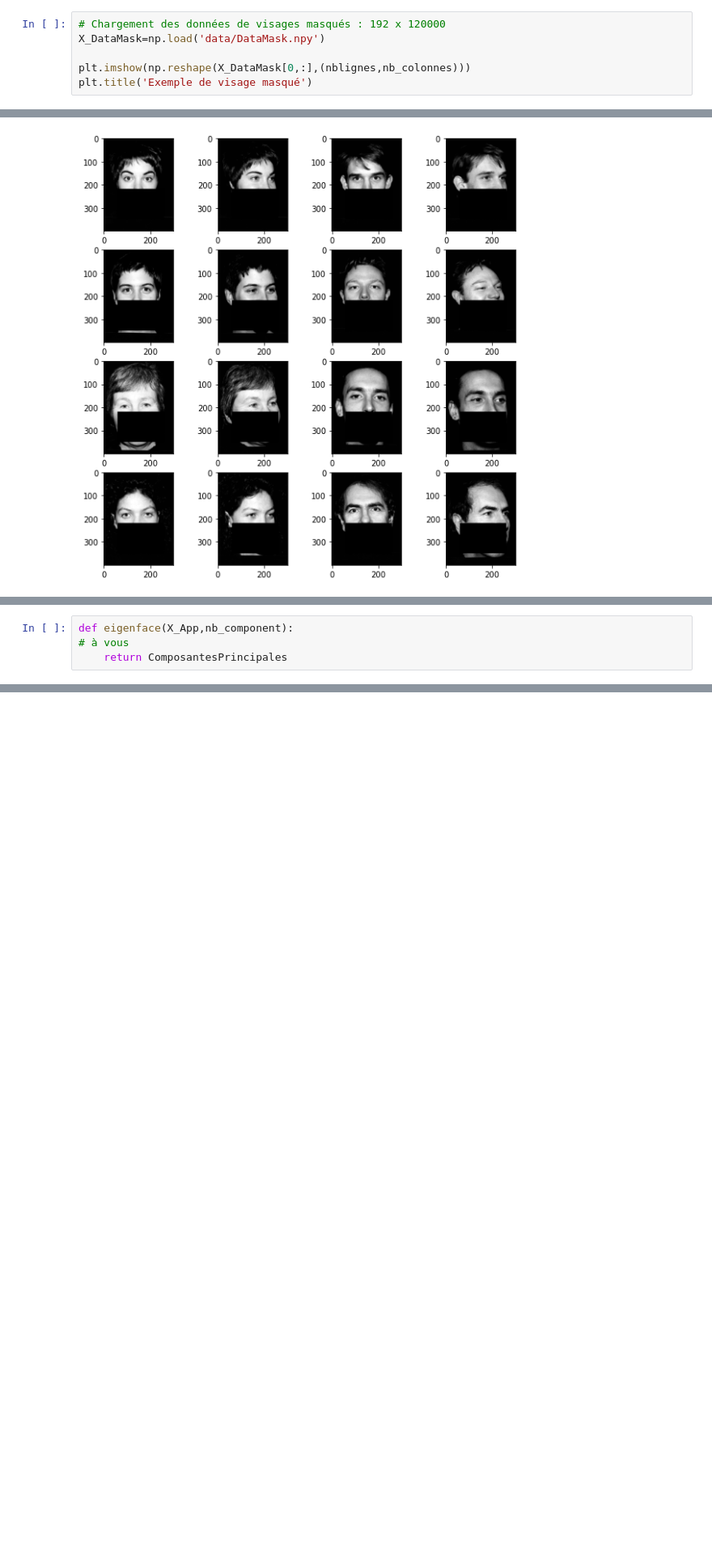
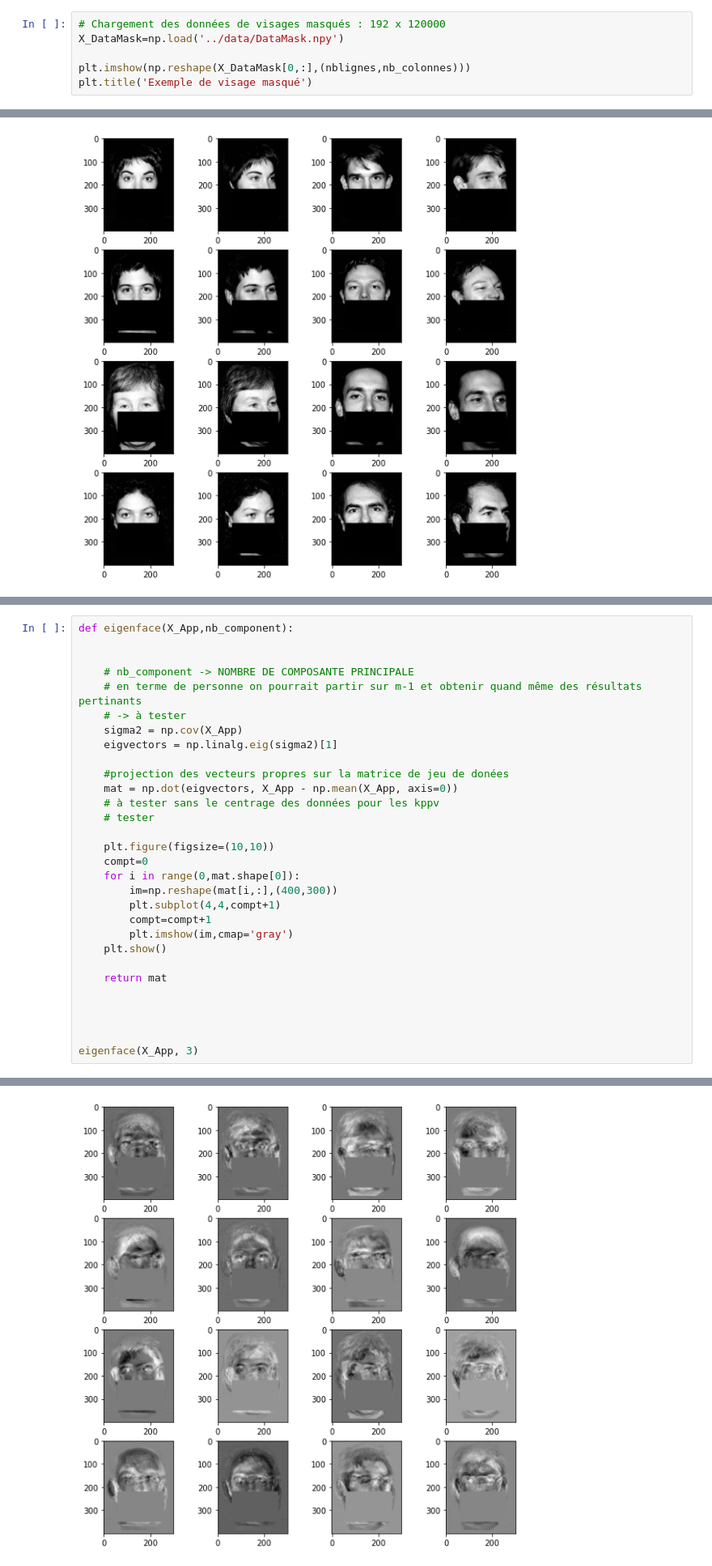
Before and after one commit to emilien3/maskProject, a Jupyter notebook: MiniProjet.ipynb, the cells around one changed output, grey strips where cells are left out. Shown: that part at 81% size. Cells and saved outputs as stored; diff of their text form; blank space fills up the shorter version.

```diff
--- a/MiniProjet.ipynb
+++ b/MiniProjet.ipynb
@@ -35,7 +35,7 @@ Text(0.5, 1.0, 'Exemple de visage')
 [figure]
 # %%
 # Chargement des données de visages masqués : 192 x 120000
-X_DataMask=np.load('data/DataMask.npy')
+X_DataMask=np.load('../data/DataMask.npy')
 
 plt.imshow(np.reshape(X_DataMask[0,:],(nblignes,nb_colonnes)))
 plt.title('Exemple de visage masqué')
@@ -86,5 +86,32 @@ Recognition» : https://www.mitpressjournals.org/doi/pdfplus/10.1162/jocn.1991.3
     calculer les valeurs propres non nulles de $\Sigma$.
 # %%
 def eigenface(X_App,nb_component):
-# à vous
-    return ComposantesPrincipales
+
+
+    # nb_component -> NOMBRE DE COMPOSANTE PRINCIPALE
+    # en terme de personne on pourrait partir sur m-1 et obtenir quand même des résultats pertinants
+    # -> à tester
+    sigma2 = np.cov(X_App)
+    eigvectors = np.linalg.eig(sigma2)[1]
+
+    #projection des vecteurs propres sur la matrice de jeu de donées
+    mat = np.dot(eigvectors, X_App - np.mean(X_App, axis=0))
+    # à tester sans le centrage des données pour les kppv
+    # tester
+
+    plt.figure(figsize=(10,10))
+    compt=0
+    for i in range(0,mat.shape[0]):
+        im=np.reshape(mat[i,:],(400,300))
+        plt.subplot(4,4,compt+1)
+        compt=compt+1
+        plt.imshow(im,cmap='gray')
+    plt.show()
+
+    return mat
+
+
+
+
+eigenface(X_App, 3)
+# %% [output]
@@ -90,0 +119 @@ def eigenface(X_App,nb_component):
+[figure, added]
```
Also changed, not shown: parts of 2 cells of this notebook.
